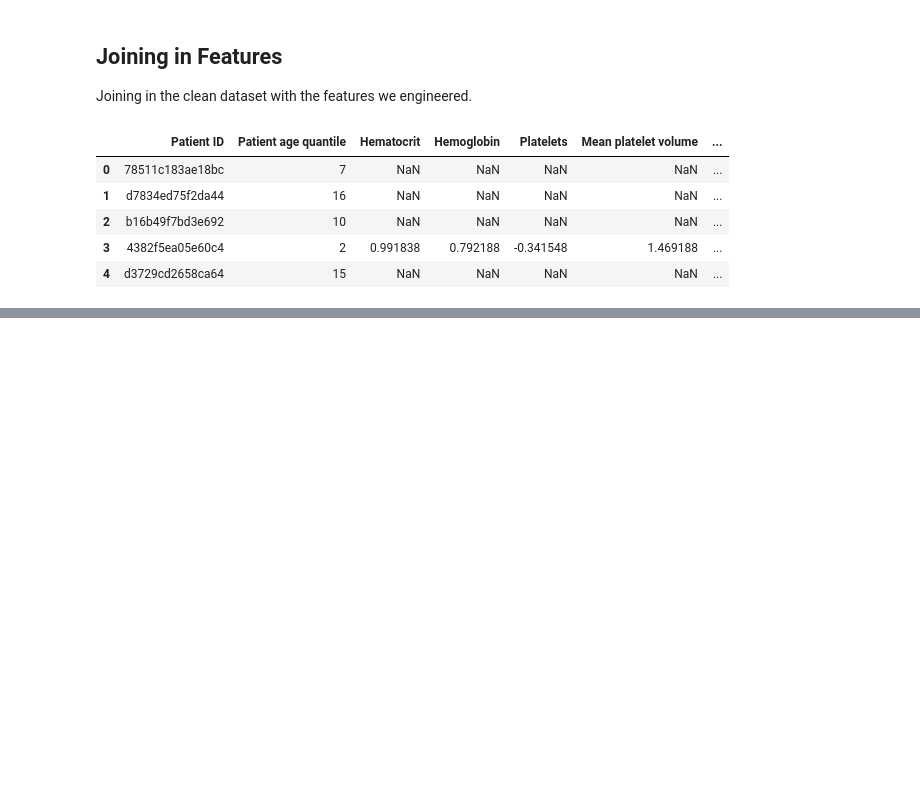
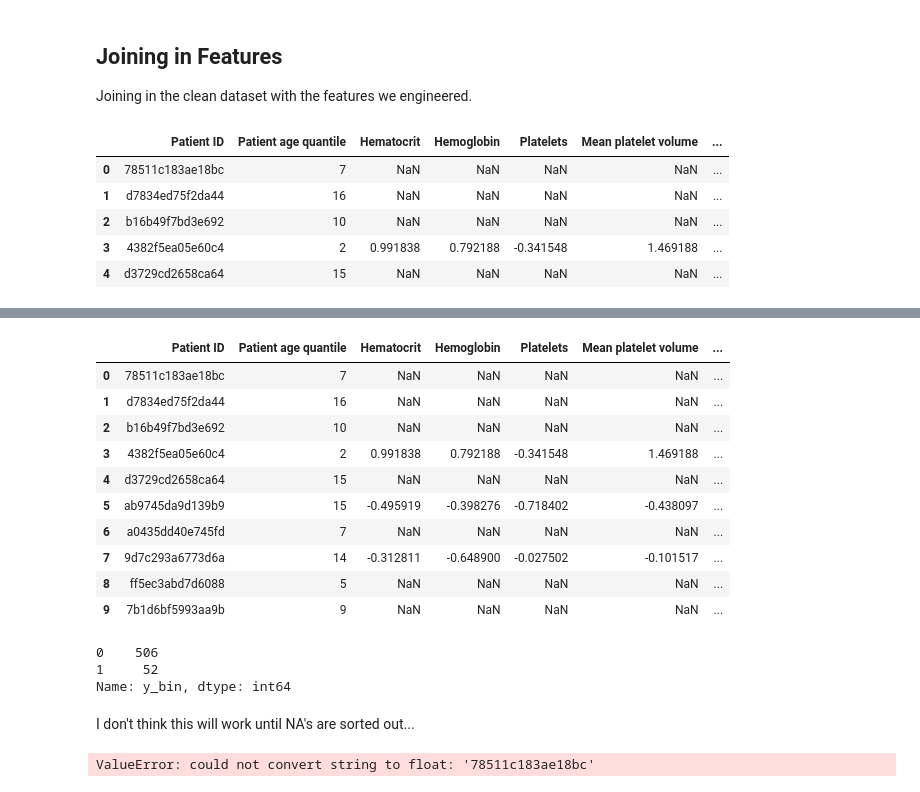
Before and after one commit to Yilin-Ye/ds_case_1_team_2, a Jupyter notebook: data_cleaning_eng/dataset_creation.ipynb, the cells around one changed output, grey strips where cells are left out. Saved outputs shown, nothing was run; the diff lists cells and outputs as text; code cells hidden in the pictures; blank space fills up the shorter version.

Commit message:
balance data code close #30

```diff
--- a/data_cleaning_eng/dataset_creation.ipynb
+++ b/data_cleaning_eng/dataset_creation.ipynb
@@ -89,0 +94,3 @@ df.drop(remove, axis = 1, inplace = True)
+# %%
+df.drop(df.loc[:, 'Respiratory Syncytial Virus':'Parainfluenza 2'].columns, axis = 1, inplace = True)
+df.head(10)
@@ -140,0 +166,43 @@ df.head()
+# %%
+# if patient discharged, mark 0; 1 o.w.
+df['y_bin'] = np.where(df['y'] == 'discharged', '0', '1')
+df.head(10)
+# %% [output]
+|  | Patient ID | Patient age quantile | Hematocrit | Hemoglobin | Platelets | Mean platelet volume | ... |
+| 0 | 78511c183ae18bc | 7 | NaN | NaN | NaN | NaN | ... |
+| 1 | d7834ed75f2da44 | 16 | NaN | NaN | NaN | NaN | ... |
+| 2 | b16b49f7bd3e692 | 10 | NaN | NaN | NaN | NaN | ... |
+| 3 | 4382f5ea05e60c4 | 2 | 0.991838 | 0.792188 | -0.341548 | 1.469188 | ... |
+| 4 | d3729cd2658ca64 | 15 | NaN | NaN | NaN | NaN | ... |
+| 5 | ab9745da9d139b9 | 15 | -0.495919 | -0.398276 | -0.718402 | -0.438097 | ... |
+| 6 | a0435dd40e745fd | 7 | NaN | NaN | NaN | NaN | ... |
+| 7 | 9d7c293a6773d6a | 14 | -0.312811 | -0.648900 | -0.027502 | -0.101517 | ... |
+| 8 | ff5ec3abd7d6088 | 5 | NaN | NaN | NaN | NaN | ... |
+| 9 | 7b1d6bf5993aa9b | 9 | NaN | NaN | NaN | NaN | ... |
+# %%
+df['y_bin'].value_counts()
+# %% [output]
+0    506
+1     52
+Name: y_bin, dtype: int64
+# %% [markdown]
+I don't think this will work until NA's are sorted out...
+# %%
+from imblearn.over_sampling import SMOTE
+
+# split into X & y
+X, y = df.drop(['y', 'y_bin'], axis = 1, inplace = False), df['y_bin']
+
+# init
+sm = SMOTE(random_state=42)
+
+# resample
+X_sm, y_sm = sm.fit_resample(X, y)
+
+print(f'''Shape of X before SMOTE: {X.shape}
+Shape of X after SMOTE: {X_sm.shape}''')
+
+print('\nBalance of positive and negative classes (%):')
+y_sm.value_counts(normalize=True) * 100
+# %% [output]
+ValueError: could not convert string to float: '78511c183ae18bc'
```
Also changed, not shown: parts of 9 cells of this notebook, 1 other file.
